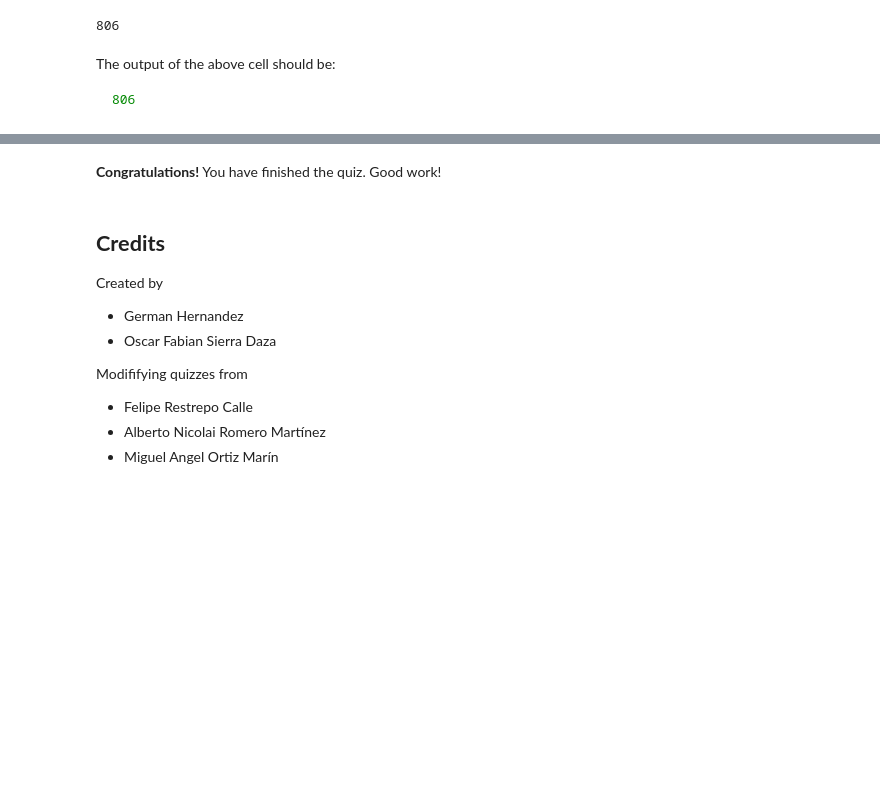
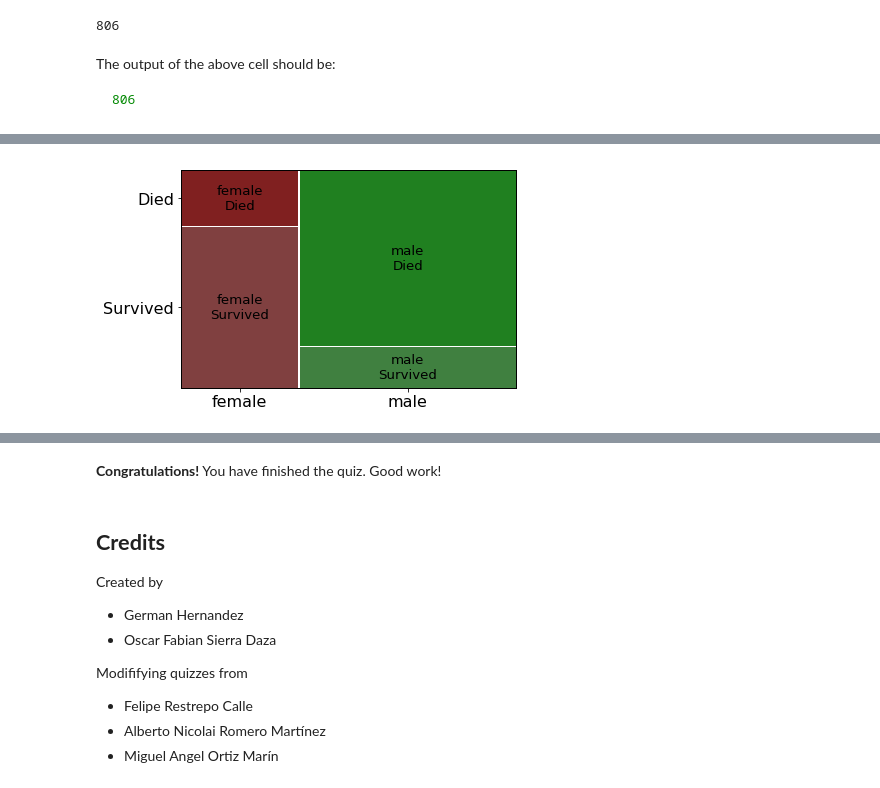
Before and after one commit to jccamposro/MetNumUN2022I, a Jupyter notebook: Quiz3/Quiz_2_Python_Pandas_UNCode.ipynb, the cells around one changed output, grey strips where cells are left out. Saved outputs shown, nothing was run; the diff lists cells and outputs as text; code cells hidden in the pictures; blank space fills up the shorter version.

```diff
--- a/Quiz3/Quiz_2_Python_Pandas_UNCode.ipynb
+++ b/Quiz3/Quiz_2_Python_Pandas_UNCode.ipynb
@@ -629,0 +675,11 @@ The output of the above cell should be:
+# %%
+titanic["Died"] = titanic["Survived"]
+titanic.loc[titanic['Survived'] == 1, 'Died'] = "Survived"
+titanic.loc[titanic['Survived'] == 0, 'Died'] = "Died"
+# %%
+from statsmodels.graphics.mosaicplot import mosaic
+plt.rcParams['font.size'] = 16.0
+mosaic(titanic.sort_values('Sex'), ['Sex', 'Died'])
+plt.show()
+# %% [output]
+[figure, added]
```
Also changed, not shown: parts of 11 cells of this notebook.
